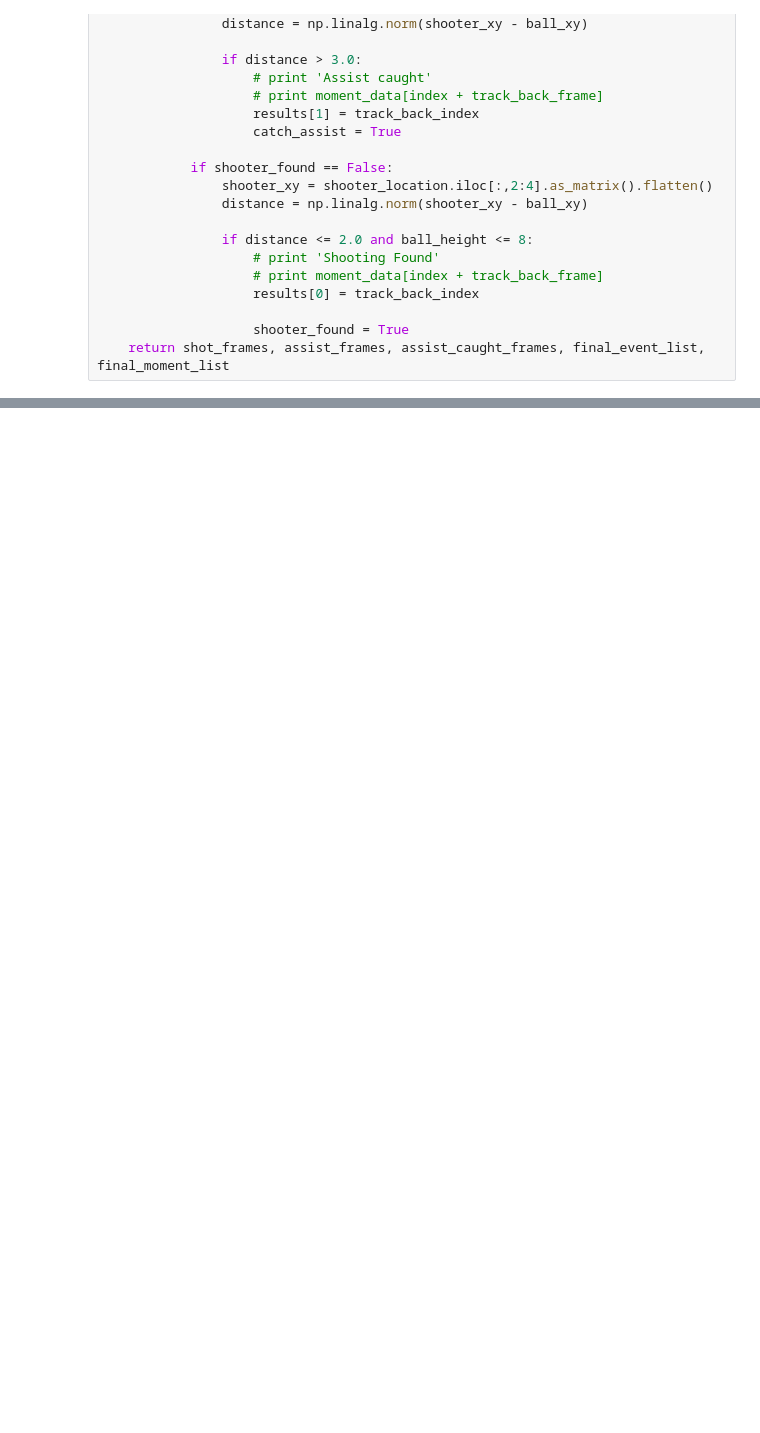
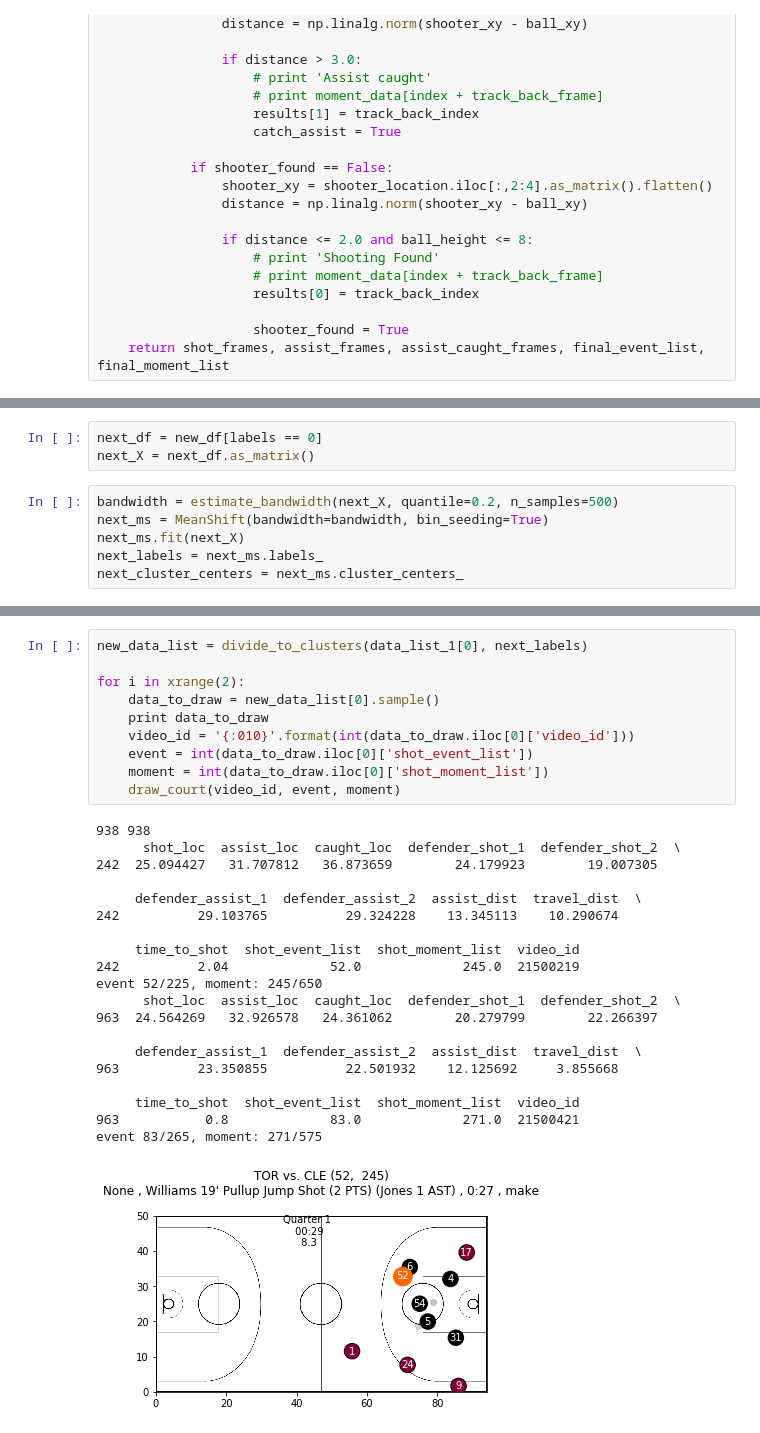
Before and after one commit to jskang/nba_assist_stats, a Jupyter notebook: NBA.ipynb, the cells around one changed output, grey strips where cells are left out. Drawn from its saved outputs; the diff is of its cells as text; blank space fills up the shorter version.

```diff
--- a/NBA.ipynb
+++ b/NBA.ipynb
@@ -679,0 +808,9 @@ for moment in moment_list:
+# %%
+next_df = new_df[labels == 0]
+next_X = next_df.as_matrix()
+# %%
+bandwidth = estimate_bandwidth(next_X, quantile=0.2, n_samples=500)
+next_ms = MeanShift(bandwidth=bandwidth, bin_seeding=True)
+next_ms.fit(next_X)
+next_labels = next_ms.labels_
+next_cluster_centers = next_ms.cluster_centers_
@@ -679,0 +831,31 @@ for moment in moment_list:
+# %%
+new_data_list = divide_to_clusters(data_list_1[0], next_labels)
+
+for i in xrange(2):
+    data_to_draw = new_data_list[0].sample()
+    print data_to_draw
+    video_id = '{:010}'.format(int(data_to_draw.iloc[0]['video_id']))
+    event = int(data_to_draw.iloc[0]['shot_event_list'])
+    moment = int(data_to_draw.iloc[0]['shot_moment_list'])
+    draw_court(video_id, event, moment)
+# %% [output]
+938 938
+      shot_loc  assist_loc  caught_loc  defender_shot_1  defender_shot_2  \
+242  25.094427   31.707812   36.873659        24.179923        19.007305
+
+     defender_assist_1  defender_assist_2  assist_dist  travel_dist  \
+242          29.103765          29.324228    13.345113    10.290674
+
+     time_to_shot  shot_event_list  shot_moment_list  video_id
+242          2.04             52.0             245.0  21500219
+event 52/225, moment: 245/650
+      shot_loc  assist_loc  caught_loc  defender_shot_1  defender_shot_2  \
+963  24.564269   32.926578   24.361062        20.279799        22.266397
+
+     defender_assist_1  defender_assist_2  assist_dist  travel_dist  \
+963          23.350855          22.501932    12.125692     3.855668
+
+     time_to_shot  shot_event_list  shot_moment_list  video_id
+963           0.8             83.0             271.0  21500421
+event 83/265, moment: 271/575
+[figure, added]
```
Also changed, not shown: parts of 20 cells of this notebook.
